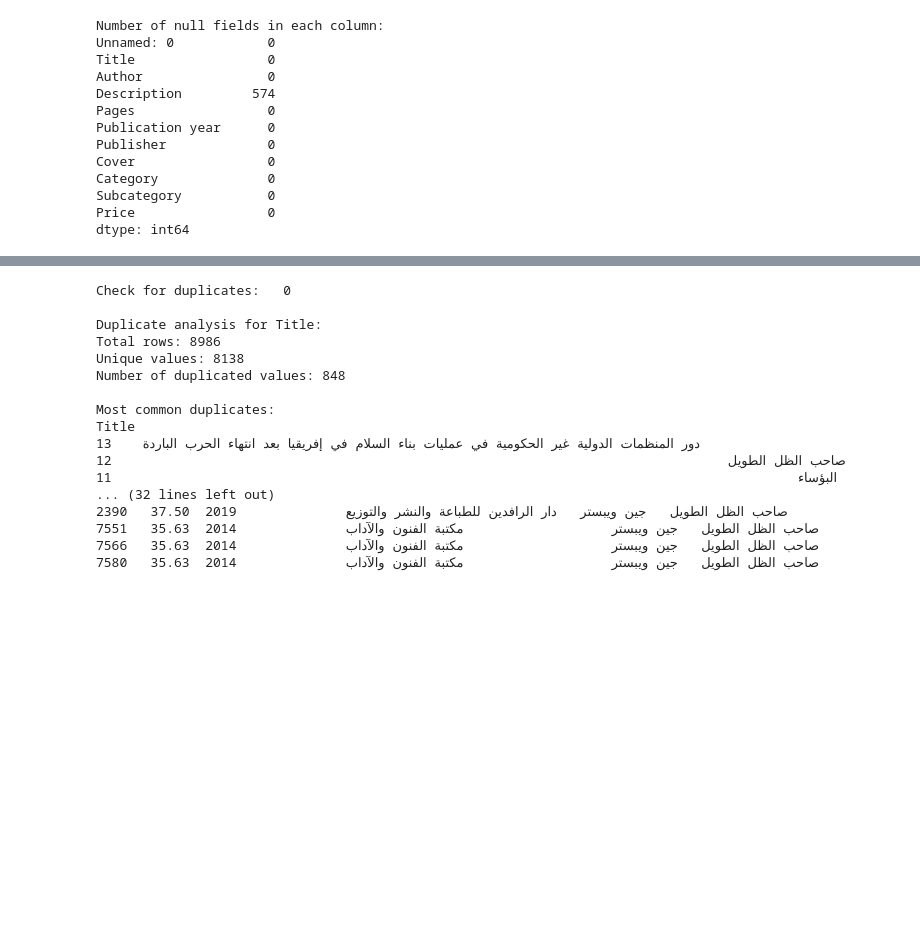
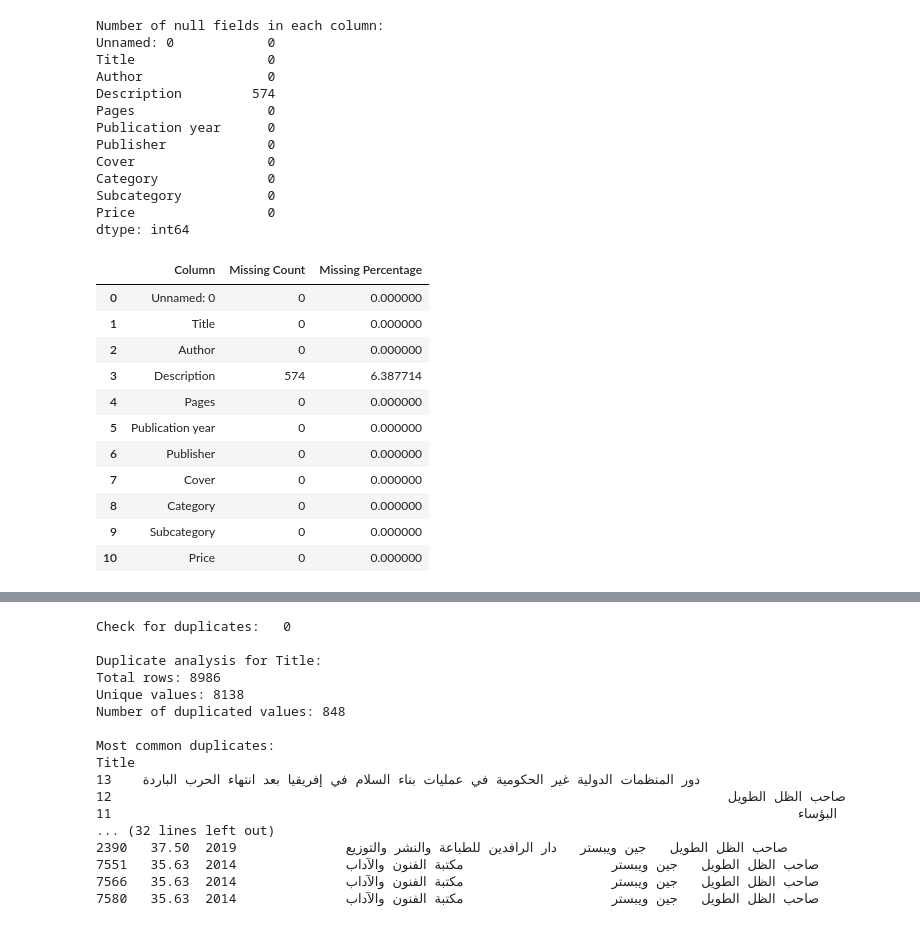
Before and after one commit to nouarif4/books, a Jupyter notebook: Dataset_Exploration_and_Preprocessing.ipynb, the cells around one changed output, grey strips where cells are left out. Cells and saved outputs as stored; diff of their text form; code cells hidden in the pictures; blank space fills up the shorter version.

```diff
--- a/Dataset_Exploration_and_Preprocessing.ipynb
+++ b/Dataset_Exploration_and_Preprocessing.ipynb
@@ -27,3 +42,24 @@ Category              0
 Subcategory           0
 Price                 0
 dtype: int64
+# %%
+# Count missing values per column
+missing_values = df.isnull().sum().reset_index()
+missing_values.columns = ['Column', 'Missing Count']
+missing_values['Missing Percentage'] = (missing_values['Missing Count'] / len(df)) * 100
+
+# Display as a table
+missing_values
+# %% [output]
+|  | Column | Missing Count | Missing Percentage |
+| 0 | Unnamed: 0 | 0 | 0.000000 |
+| 1 | Title | 0 | 0.000000 |
+| 2 | Author | 0 | 0.000000 |
+| 3 | Description | 574 | 6.387714 |
+| 4 | Pages | 0 | 0.000000 |
+| 5 | Publication year | 0 | 0.000000 |
+| 6 | Publisher | 0 | 0.000000 |
+| 7 | Cover | 0 | 0.000000 |
+| 8 | Category | 0 | 0.000000 |
+| 9 | Subcategory | 0 | 0.000000 |
+| 10 | Price | 0 | 0.000000 |
```
Also changed, not shown: parts of 3 cells of this notebook.
